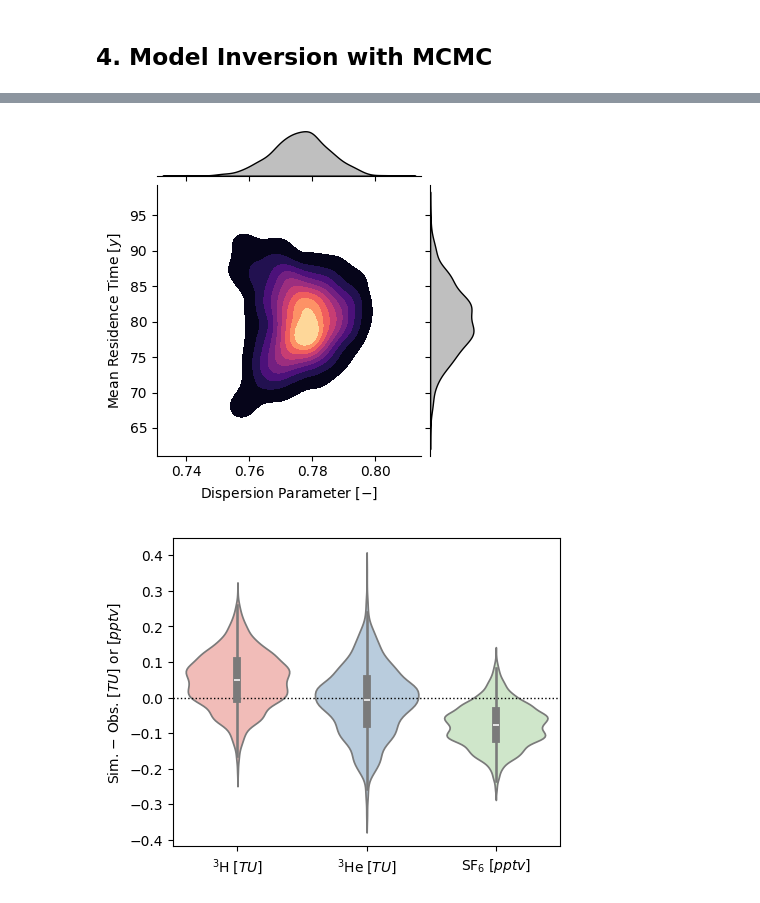
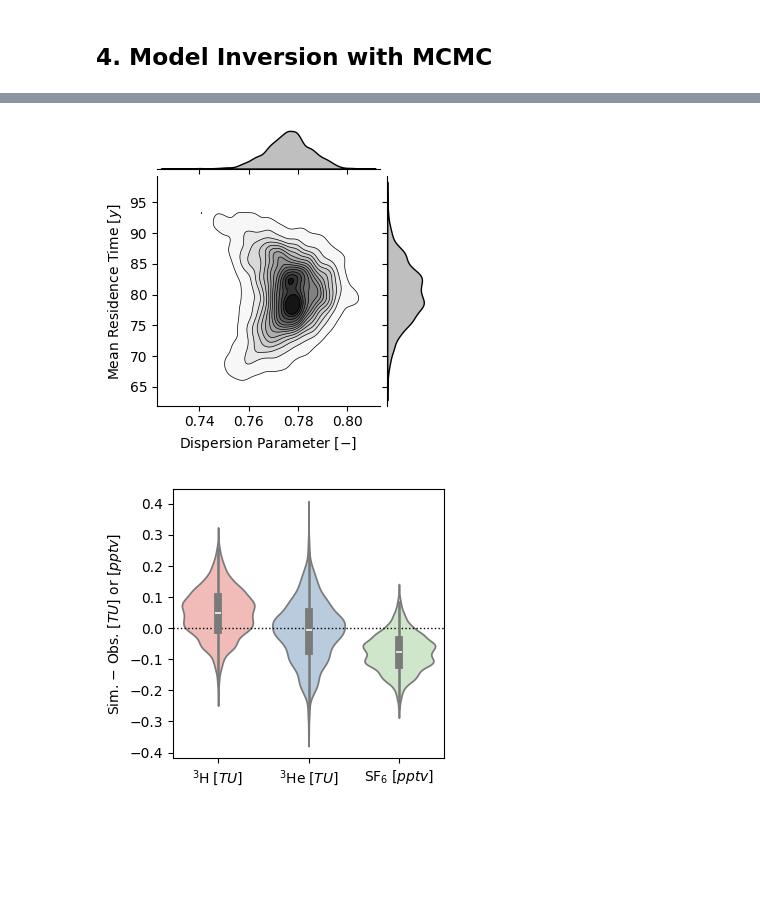
Before and after one commit to iGW-TU-Dresden/PyTracerLab, a Jupyter notebook: docs/examples/example_08.ipynb, the cells around one changed output, grey strips where cells are left out. Cells and saved outputs as stored; diff of their text form; code cells hidden in the pictures; blank space fills up the shorter version.

```diff
--- a/docs/examples/example_08.ipynb
+++ b/docs/examples/example_08.ipynb
@@ -448,35 +448,37 @@ ax[1].plot(res["samples"][:, 1])
 # %%
 # make dict from sample array
 sample_df = pd.DataFrame({
-    "DP": res["samples"][::5, 0],
-    "MTT": res["samples"][::5, 1],
+    "DP": res["samples"][::1, 0],
+    "MTT": res["samples"][::1, 1],
 })
 
-p = sns.jointplot(sample_df, x="DP", y="MTT", kind="kde", height=4., cmap="magma",
-              fill=True, levels=10, linewidths=2., thresh=0.05,
+p = sns.jointplot(sample_df, x="DP", y="MTT", kind="kde", height=3.5, cmap="binary",
+              fill=True, levels=15, linewidths=2., thresh=0.02,
               marginal_kws={"color": "k", "fill": True})
+p.plot_joint(sns.kdeplot, color="k", zorder=10000, levels=15, linewidths=0.5, thresh=0.02)
+# p.refline(x=res["posterior_map"]["dm.DP"], y=res["posterior_map"]["dm.mtt"], color="r", lw=1., ls=":")
 p.set_axis_labels(r"Dispersion Parameter $ [-] $", r"Mean Residence Time $ [y] $")
 
 plt.savefig("joint_posterior_benchmark.png", dpi=600)
 # %% [output]
-[figure, old version]
+[figure, new version]
 # %%
 # Get indices of time series that have observations (shared across all)
 obs_indices = np.arange(len(timestamps))[~np.isnan(obs_series).any(axis=1)]
 idx_select = 0
 
 # Get posterior simulations
 sim_data = res["sims"][:, obs_indices[idx_select], :]
 obs_data = obs_series[obs_indices[idx_select], :]
 
-fig, ax = plt.subplots(1, 1, figsize=(5, 4))
+fig, ax = plt.subplots(1, 1, figsize=(3.5, 3.5))
 
 ax.axhline(0, ls=":", c="k", lw=1.)
 p = sns.violinplot(
     data=sim_data - obs_data, ax=ax, palette="Pastel1")
 ax.set_xticklabels([r"$ ^3\mathrm{H} \; [TU] $", r"$ ^3\mathrm{He} \; [TU] $", r"$ \mathrm{SF}_6 \; [pptv] $"])
 ax.set_ylabel(r"Sim. $ - $ Obs. $  [TU] $ or $ [pptv] $")
 
 plt.savefig("errors_benchmark.png", dpi=600)
 # %% [output]
-[figure, old version]
+[figure, new version]
```
Also changed, not shown: parts of 6 cells of this notebook, 2 other files.
